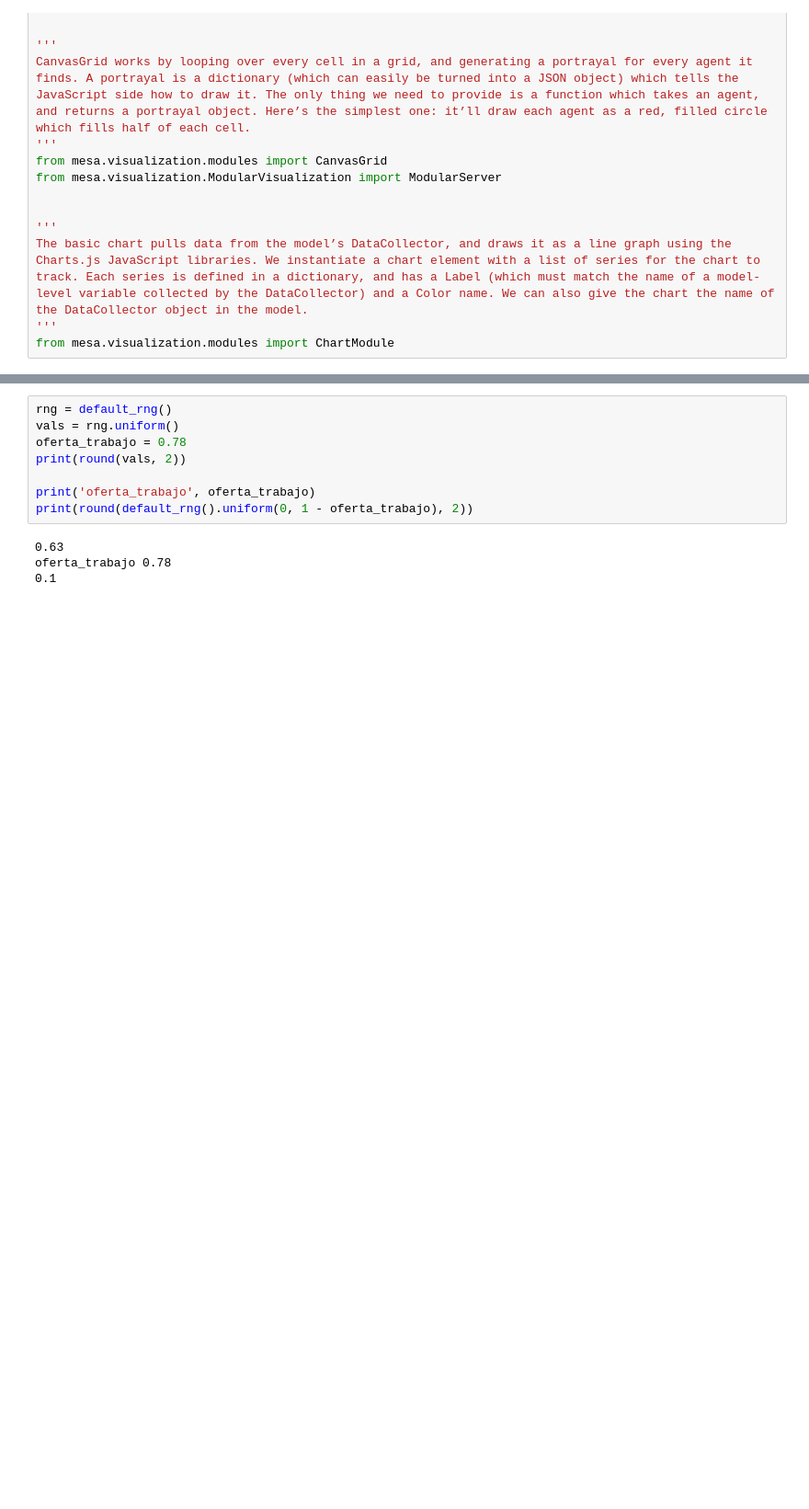
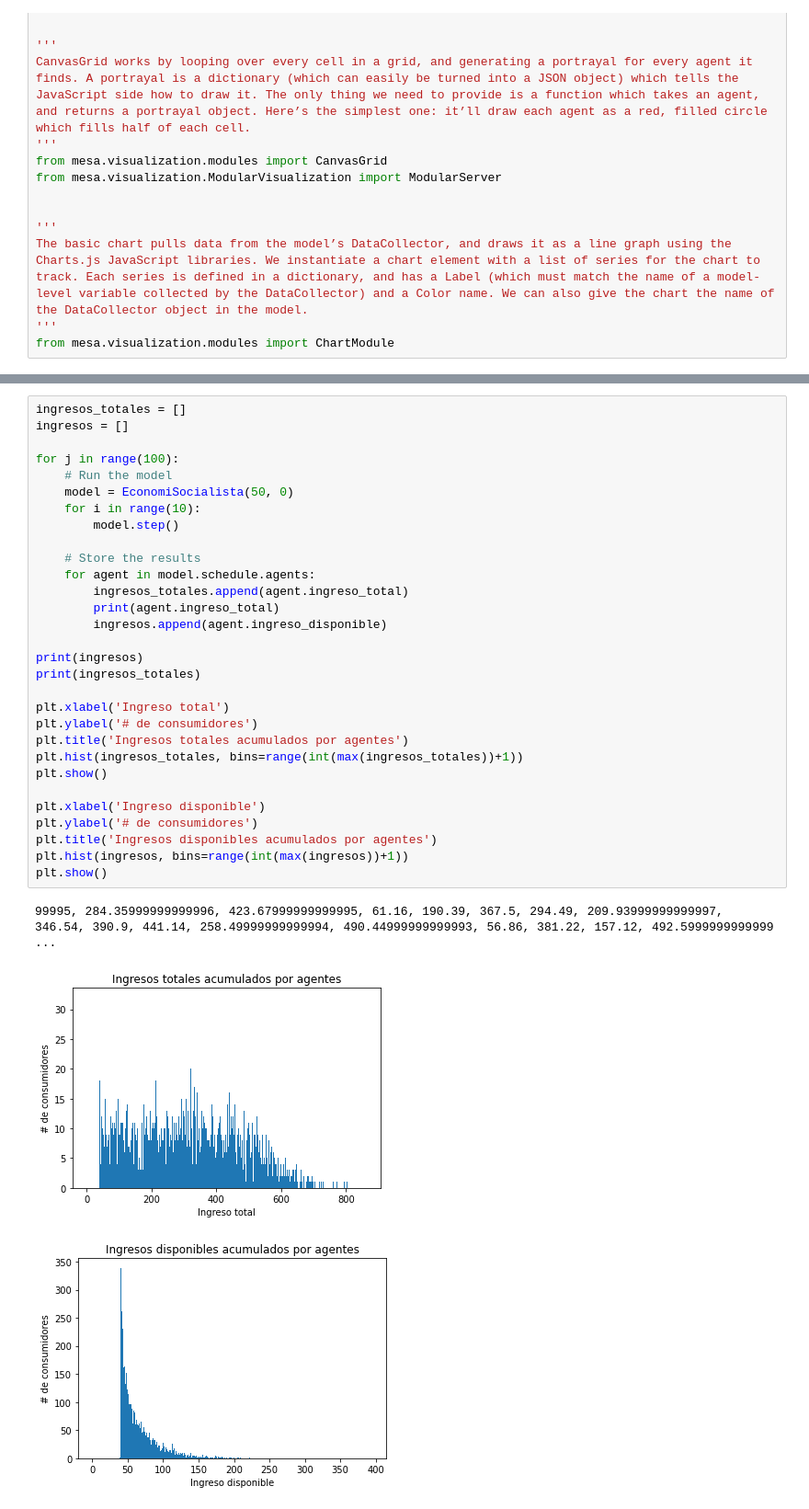
Before and after one commit to pmartiner/cas-market-socialism, a Jupyter notebook: tesis.ipynb, the cells around one changed output, grey strips where cells are left out. Shown at 92% size. Cells and saved outputs as stored; diff of their text form; blank space fills up the shorter version.

Commit message:
Primera implementación de un mercado sin producción de bienes [pures consumidores]

```diff
--- a/tesis.ipynb
+++ b/tesis.ipynb
@@ -146,13 +231,35 @@ class EconomiSocialista(Model):
         self.schedule.step()
-# %%
-rng = default_rng()
-vals = rng.uniform()
-oferta_trabajo = 0.78
-print(round(vals, 2))
-
-print('oferta_trabajo', oferta_trabajo)
-print(round(default_rng().uniform(0, 1 - oferta_trabajo), 2))
-# %% [output]
-0.63
-oferta_trabajo 0.78
-0.1
+# %%
+ingresos_totales = []
+ingresos = []
+
+for j in range(100):
+    # Run the model
+    model = EconomiSocialista(50, 0)
+    for i in range(10):
+        model.step()
+
+    # Store the results
+    for agent in model.schedule.agents:
+        ingresos_totales.append(agent.ingreso_total)
+        print(agent.ingreso_total)
+        ingresos.append(agent.ingreso_disponible)
+
+print(ingresos)
+print(ingresos_totales)
+
+plt.xlabel('Ingreso total')
+plt.ylabel('# de consumidores')
+plt.title('Ingresos totales acumulados por agentes')
+plt.hist(ingresos_totales, bins=range(int(max(ingresos_totales))+1))
+plt.show()
+
+plt.xlabel('Ingreso disponible')
+plt.ylabel('# de consumidores')
+plt.title('Ingresos disponibles acumulados por agentes')
+plt.hist(ingresos, bins=range(int(max(ingresos))+1))
+plt.show()
+# %% [output]
+99995, 284.35999999999996, 423.67999999999995, 61.16, 190.39, 367.5, 294.49, 209.93999999999997, 346.54, 390.9, 441.14, 258.49999999999994, 490.44999999999993, 56.86, 381.22, 157.12, 492.5999999999999 ...
+[figure, added]
+[figure, added]
```
Also changed, not shown: parts of 2 cells of this notebook.
